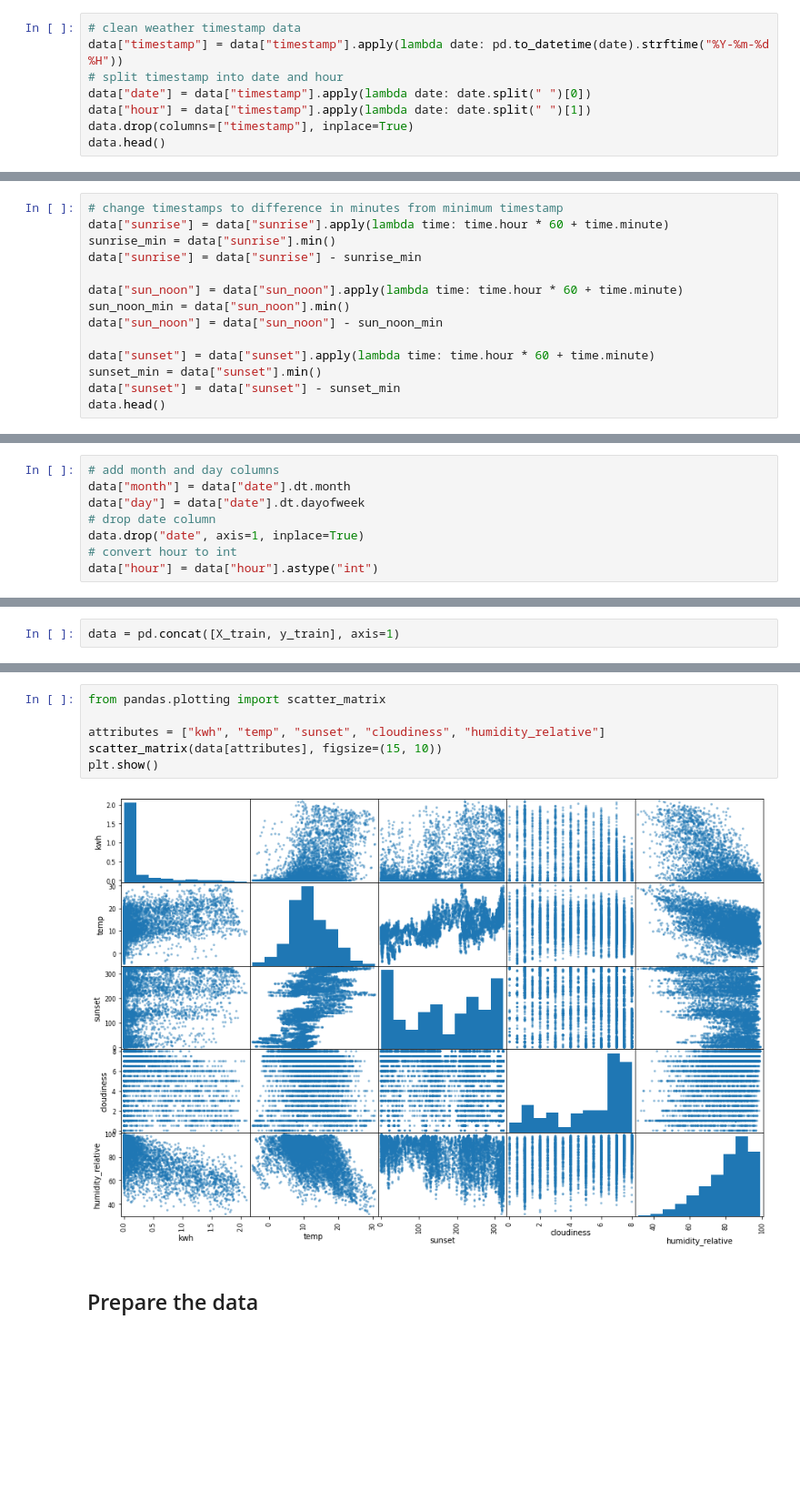
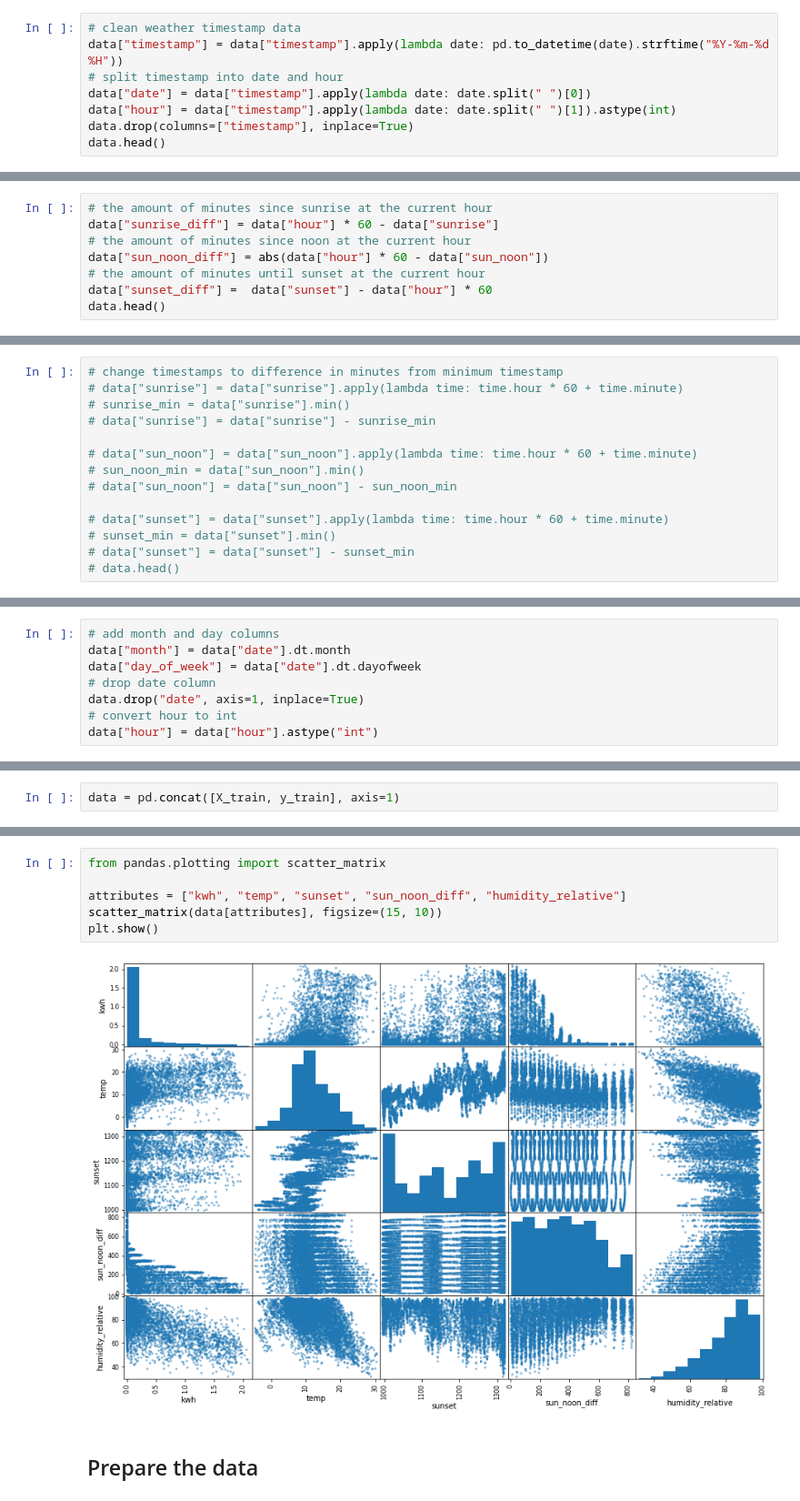
Before and after one commit to JulesGoubert/solar, a Jupyter notebook: solar.ipynb, the cells around one changed output, grey strips where cells are left out. Shown at 91% size. Saved outputs shown, nothing was run; the diff lists cells and outputs as text; blank space fills up the shorter version.

```diff
--- a/solar.ipynb
+++ b/solar.ipynb
@@ -232,7 +233,7 @@ data.head()
 data["timestamp"] = data["timestamp"].apply(lambda date: pd.to_datetime(date).strftime("%Y-%m-%d %H"))
 # split timestamp into date and hour
 data["date"] = data["timestamp"].apply(lambda date: date.split(" ")[0])
-data["hour"] = data["timestamp"].apply(lambda date: date.split(" ")[1])
+data["hour"] = data["timestamp"].apply(lambda date: date.split(" ")[1]).astype(int)
 data.drop(columns=["timestamp"], inplace=True)
 data.head()
 # %% [output]
@@ -373,0 +405,8 @@ print(data["kwh"].mean(), data["kwh"].std())
+# %%
+# the amount of minutes since sunrise at the current hour
+data["sunrise_diff"] = data["hour"] * 60 - data["sunrise"]
+# the amount of minutes since noon at the current hour
+data["sun_noon_diff"] = abs(data["hour"] * 60 - data["sun_noon"])
+# the amount of minutes until sunset at the current hour
+data["sunset_diff"] =  data["sunset"] - data["hour"] * 60
+data.head()
@@ -374,14 +420,14 @@ print(data["kwh"].mean(), data["kwh"].std())
 # %%
 # change timestamps to difference in minutes from minimum timestamp
-data["sunrise"] = data["sunrise"].apply(lambda time: time.hour * 60 + time.minute)
-sunrise_min = data["sunrise"].min()
-data["sunrise"] = data["sunrise"] - sunrise_min
+# data["sunrise"] = data["sunrise"].apply(lambda time: time.hour * 60 + time.minute)
+# sunrise_min = data["sunrise"].min()
+# data["sunrise"] = data["sunrise"] - sunrise_min
 
-data["sun_noon"] = data["sun_noon"].apply(lambda time: time.hour * 60 + time.minute)
-sun_noon_min = data["sun_noon"].min()
-data["sun_noon"] = data["sun_noon"] - sun_noon_min
+# data["sun_noon"] = data["sun_noon"].apply(lambda time: time.hour * 60 + time.minute)
+# sun_noon_min = data["sun_noon"].min()
+# data["sun_noon"] = data["sun_noon"] - sun_noon_min
 
-data["sunset"] = data["sunset"].apply(lambda time: time.hour * 60 + time.minute)
-sunset_min = data["sunset"].min()
-data["sunset"] = data["sunset"] - sunset_min
-data.head()
+# data["sunset"] = data["sunset"].apply(lambda time: time.hour * 60 + time.minute)
+# sunset_min = data["sunset"].min()
+# data["sunset"] = data["sunset"] - sunset_min
+# data.head()
@@ -395,7 +434,7 @@ data.head()
 # %%
 # add month and day columns
 data["month"] = data["date"].dt.month
-data["day"] = data["date"].dt.dayofweek
+data["day_of_week"] = data["date"].dt.dayofweek
 # drop date column
 data.drop("date", axis=1, inplace=True)
 # convert hour to int
@@ -501,11 +542,11 @@ Name: kwh, dtype: float64
 # %%
 from pandas.plotting import scatter_matrix
 
-attributes = ["kwh", "temp", "sunset", "cloudiness", "humidity_relative"]
+attributes = ["kwh", "temp", "sunset", "sun_noon_diff", "humidity_relative"]
 scatter_matrix(data[attributes], figsize=(15, 10))
 plt.show()
 # %% [output]
-[figure, old version]
+[figure, new version]
 # %% [markdown]
 ## Prepare the data
 # %%
```
Also changed, not shown: parts of 35 cells of this notebook, 4 other files.
